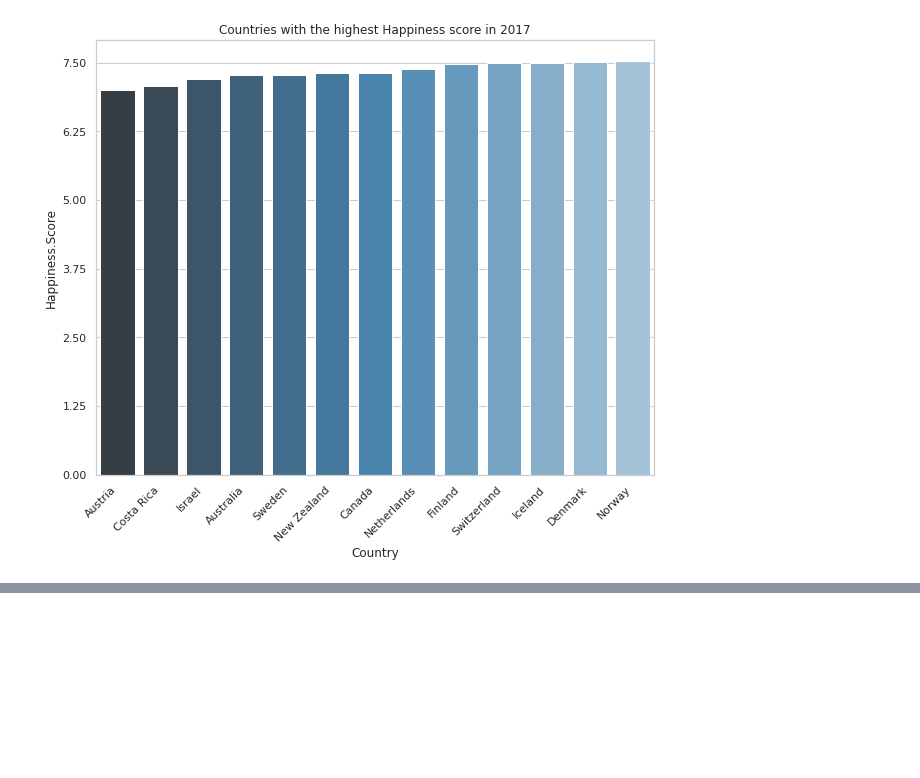
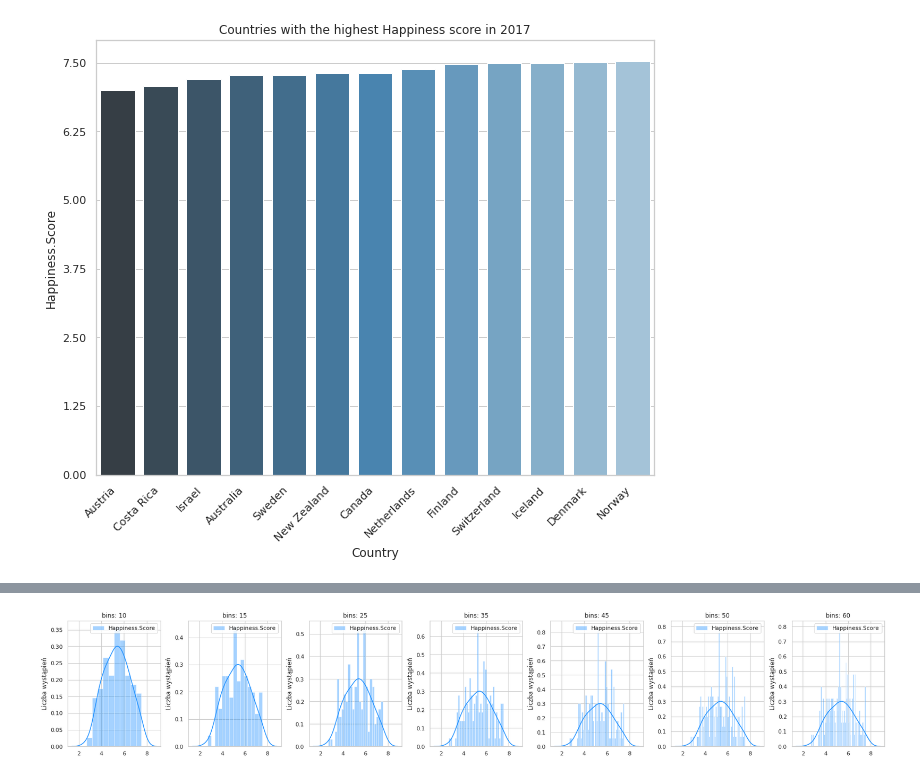
Before and after one commit to ArminD93/WorldHappinessReport, a Jupyter notebook: WorldHappinessReport_2017.ipynb, the cells around one changed output, grey strips where cells are left out. Saved outputs shown, nothing was run; the diff lists cells and outputs as text; code cells hidden in the pictures; blank space fills up the shorter version.

```diff
--- a/WorldHappinessReport_2017.ipynb
+++ b/WorldHappinessReport_2017.ipynb
@@ -83,0 +95,5 @@ plt.show()
+# %%
+binsValues = [10, 15, 25, 35, 45, 50, 60]
+DistributionObj.addHist_with_variety_values_of_bins(value=colNames[0], bins=binsValues, set_width=23, set_height=4)
+# %% [output]
+[figure, added]
```
Also changed, not shown: parts of 6 cells of this notebook.
